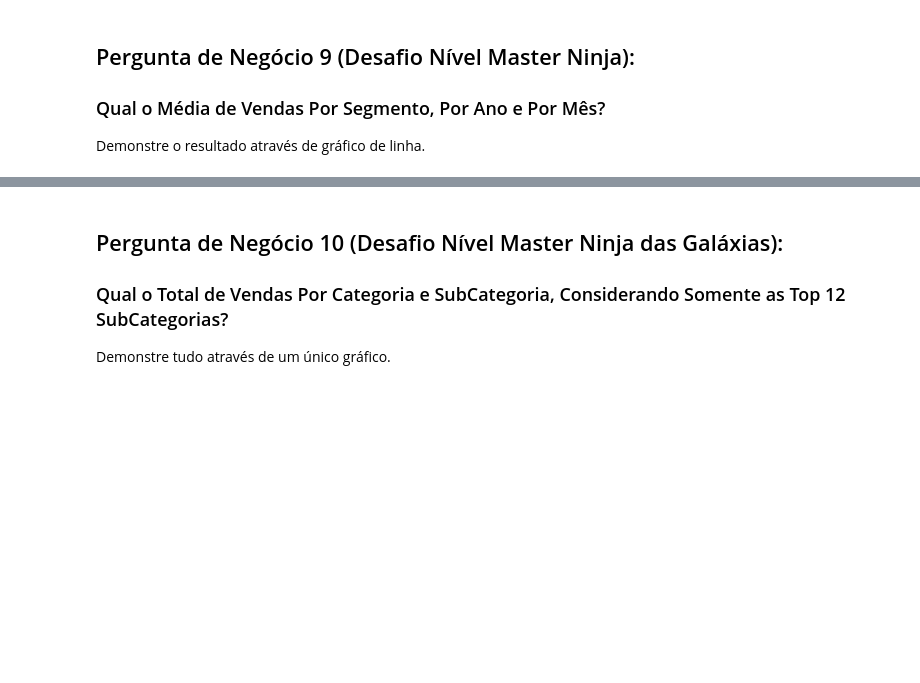
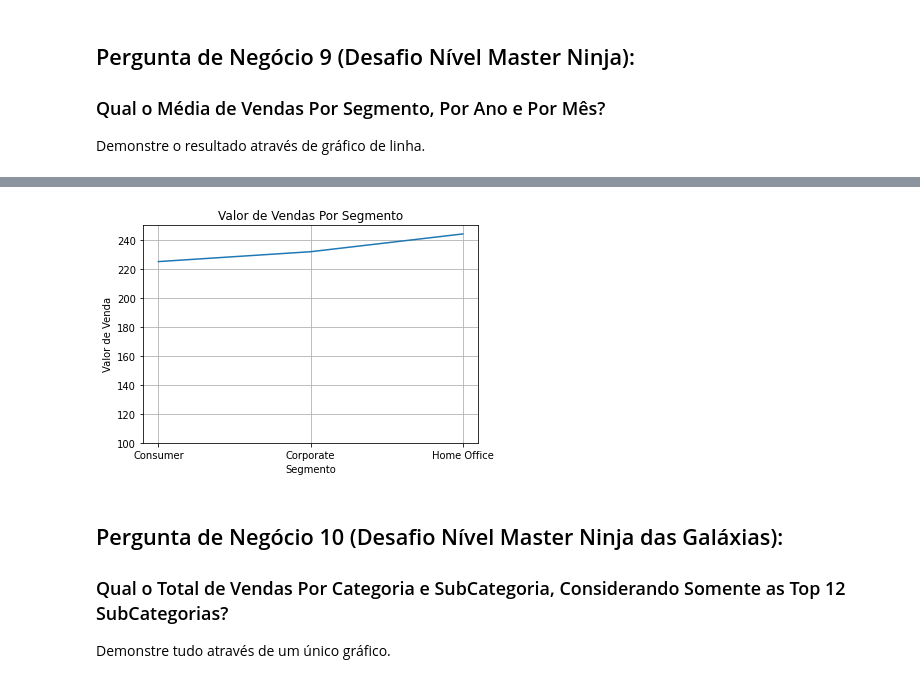
Before and after one commit to nettorobson/jupyter_varejo, a Jupyter notebook: projeto-varejo.ipynb, the cells around one changed output, grey strips where cells are left out. Cells and saved outputs as stored; diff of their text form; code cells hidden in the pictures; blank space fills up the shorter version.

```diff
--- a/projeto-varejo.ipynb
+++ b/projeto-varejo.ipynb
@@ -878,3 +951,6 @@ df_dsa[df_dsa['Valor_Venda'] > 1000].shape[0]
 ### Qual o Média de Vendas Por Segmento, Por Ano e Por Mês?
 
 Demonstre o resultado através de gráfico de linha.
+# %%
+# Cria-se a coluna referente ao mês
+df_dsa.insert(12, "Mes", df_dsa['Data_Pedido'].dt.month)
@@ -880,0 +967,5 @@ Demonstre o resultado através de gráfico de linha.
+# %%
+# Agrupam-se os dados e calcula-se a média de vendas de cada Segmento
+df_segmento_mean = df_dsa[["Segmento","Valor_Venda"]].groupby(['Segmento']).mean()
+df_segmento_mean = df_segmento_mean.reset_index()
+df_segmento_mean
@@ -880,0 +1020,15 @@ Demonstre o resultado através de gráfico de linha.
+# %%
+# Plotagem dos gráficos - Segmento
+# (Ver se aqui se enquadra melhor outro estilo de gráfico, como o de barras, por exemplo)
+fig, ax = plt.subplots()
+ax.plot(df_segmento_mean['Segmento'], df_segmento_mean['Valor_Venda'])
+
+ax.set(xlabel='Segmento', ylabel='Valor de Venda',
+       title='Valor de Vendas Por Segmento')
+ax.grid()
+
+ax.set_ylim(100, 250)
+
+plt.show()
+# %% [output]
+[figure, added]
```
Also changed, not shown: parts of 14 cells of this notebook.
